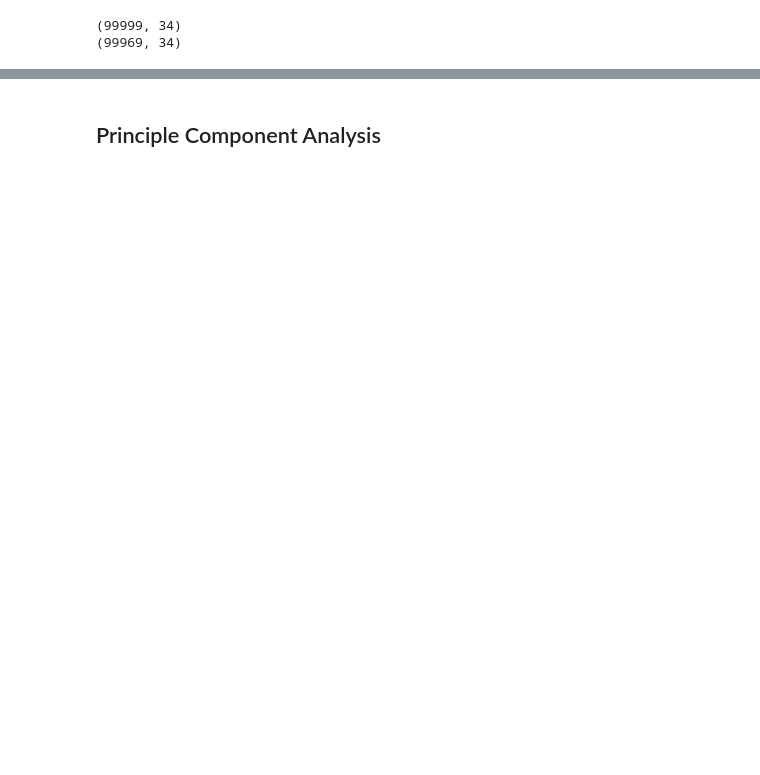
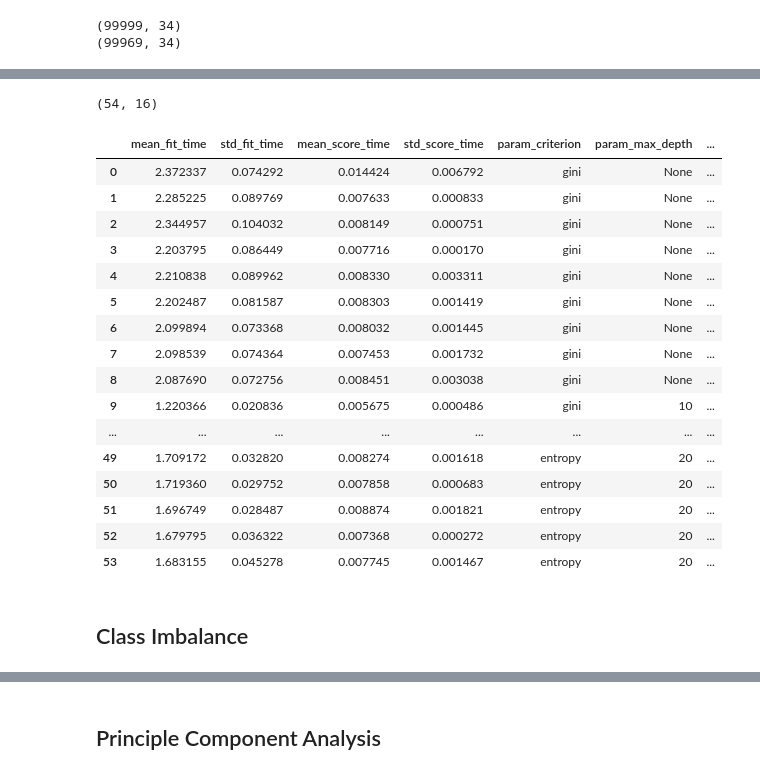
Before and after one commit to shagal-sajid/assignment_1123, a Jupyter notebook: telecom_churn_v2.ipynb, the cells around one changed output, grey strips where cells are left out. Saved outputs shown, nothing was run; the diff lists cells and outputs as text; code cells hidden in the pictures; blank space fills up the shorter version.

```diff
--- a/telecom_churn_v2.ipynb
+++ b/telecom_churn_v2.ipynb
@@ -995,0 +1047,23 @@ X_train, X_test, y_train, y_test = train_test_split(X, y, test_size=0.2)
+# %%
+score_df = pd.DataFrame(grid_search1.cv_results_)
+print(score_df.shape)
+score_df
+# %% [output]
+(54, 16)
+|  | mean_fit_time | std_fit_time | mean_score_time | std_score_time | param_criterion | param_max_depth | ... |
+| 0 | 2.372337 | 0.074292 | 0.014424 | 0.006792 | gini | None | ... |
+| 1 | 2.285225 | 0.089769 | 0.007633 | 0.000833 | gini | None | ... |
+| 2 | 2.344957 | 0.104032 | 0.008149 | 0.000751 | gini | None | ... |
+| 3 | 2.203795 | 0.086449 | 0.007716 | 0.000170 | gini | None | ... |
+| 4 | 2.210838 | 0.089962 | 0.008330 | 0.003311 | gini | None | ... |
+| 5 | 2.202487 | 0.081587 | 0.008303 | 0.001419 | gini | None | ... |
+| 6 | 2.099894 | 0.073368 | 0.008032 | 0.001445 | gini | None | ... |
+| 7 | 2.098539 | 0.074364 | 0.007453 | 0.001732 | gini | None | ... |
+| 8 | 2.087690 | 0.072756 | 0.008451 | 0.003038 | gini | None | ... |
+| 9 | 1.220366 | 0.020836 | 0.005675 | 0.000486 | gini | 10 | ... |
+| ... | ... | ... | ... | ... | ... | ... | ... |
+| 49 | 1.709172 | 0.032820 | 0.008274 | 0.001618 | entropy | 20 | ... |
+| 50 | 1.719360 | 0.029752 | 0.007858 | 0.000683 | entropy | 20 | ... |
+| 51 | 1.696749 | 0.028487 | 0.008874 | 0.001821 | entropy | 20 | ... |
+| 52 | 1.679795 | 0.036322 | 0.007368 | 0.000272 | entropy | 20 | ... |
+| 53 | 1.683155 | 0.045278 | 0.007745 | 0.001467 | entropy | 20 | ... |
@@ -995,0 +1072,2 @@ X_train, X_test, y_train, y_test = train_test_split(X, y, test_size=0.2)
+# %% [markdown]
+## Class Imbalance
```
Also changed, not shown: parts of 46 cells of this notebook.
